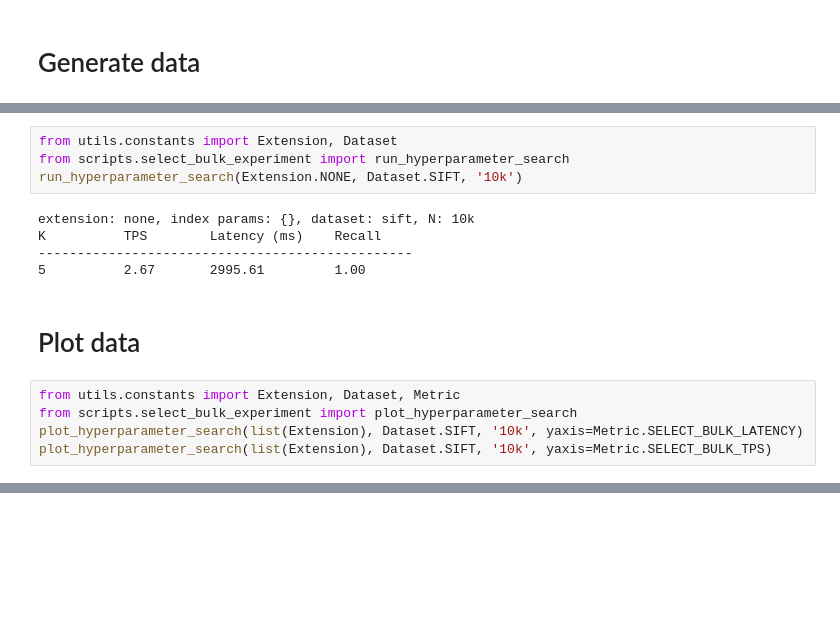
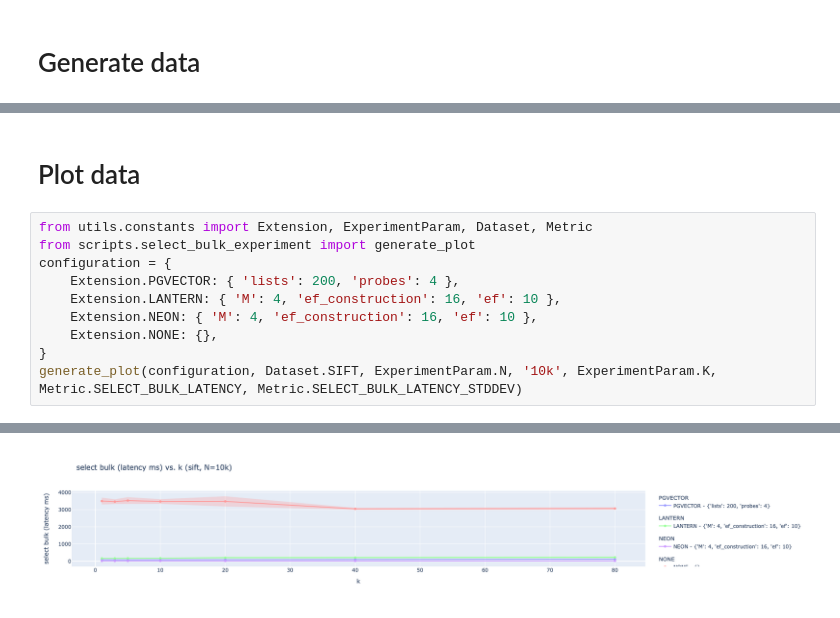
Before and after one commit to lanterndata/benchmark, a Jupyter notebook: experiments/select_bulk_experiment.ipynb, the cells around one changed output, grey strips where cells are left out. Cells and saved outputs as stored; diff of their text form; blank space fills up the shorter version.

Commit message:
Support metric vs. variable plots for select

```diff
--- a/experiments/select_bulk_experiment.ipynb
+++ b/experiments/select_bulk_experiment.ipynb
@@ -69,18 +62,14 @@ K          TPS        Latency (ms)    Recall
-# %%
-from utils.constants import Extension, Dataset
-from scripts.select_bulk_experiment import run_hyperparameter_search
-run_hyperparameter_search(Extension.NONE, Dataset.SIFT, '10k')
-# %% [output]
-extension: none, index params: {}, dataset: sift, N: 10k
-K          TPS        Latency (ms)    Recall
-------------------------------------------------
-5          2.67       2995.61         1.00
 # %% [markdown]
 # Plot data
 # %%
-from utils.constants import Extension, Dataset, Metric
-from scripts.select_bulk_experiment import plot_hyperparameter_search
-plot_hyperparameter_search(list(Extension), Dataset.SIFT, '10k', yaxis=Metric.SELECT_BULK_LATENCY)
-plot_hyperparameter_search(list(Extension), Dataset.SIFT, '10k', yaxis=Metric.SELECT_BULK_TPS)
+from utils.constants import Extension, ExperimentParam, Dataset, Metric
+from scripts.select_bulk_experiment import generate_plot
+configuration = {
+    Extension.PGVECTOR: { 'lists': 200, 'probes': 4 },
+    Extension.LANTERN: { 'M': 4, 'ef_construction': 16, 'ef': 10 },
+    Extension.NEON: { 'M': 4, 'ef_construction': 16, 'ef': 10 },
+    Extension.NONE: {},
+}
+generate_plot(configuration, Dataset.SIFT, ExperimentParam.N, '10k', ExperimentParam.K, Metric.SELECT_BULK_LATENCY, Metric.SELECT_BULK_LATENCY_STDDEV)
 # %% [output]
 [interactive output not drawn]
@@ -88,0 +76 @@ plot_hyperparameter_search(list(Extension), Dataset.SIFT, '10k', yaxis=Metric.SE
+[figure, added]
```
Also changed, not shown: parts of 5 cells of this notebook, 8 other files.
